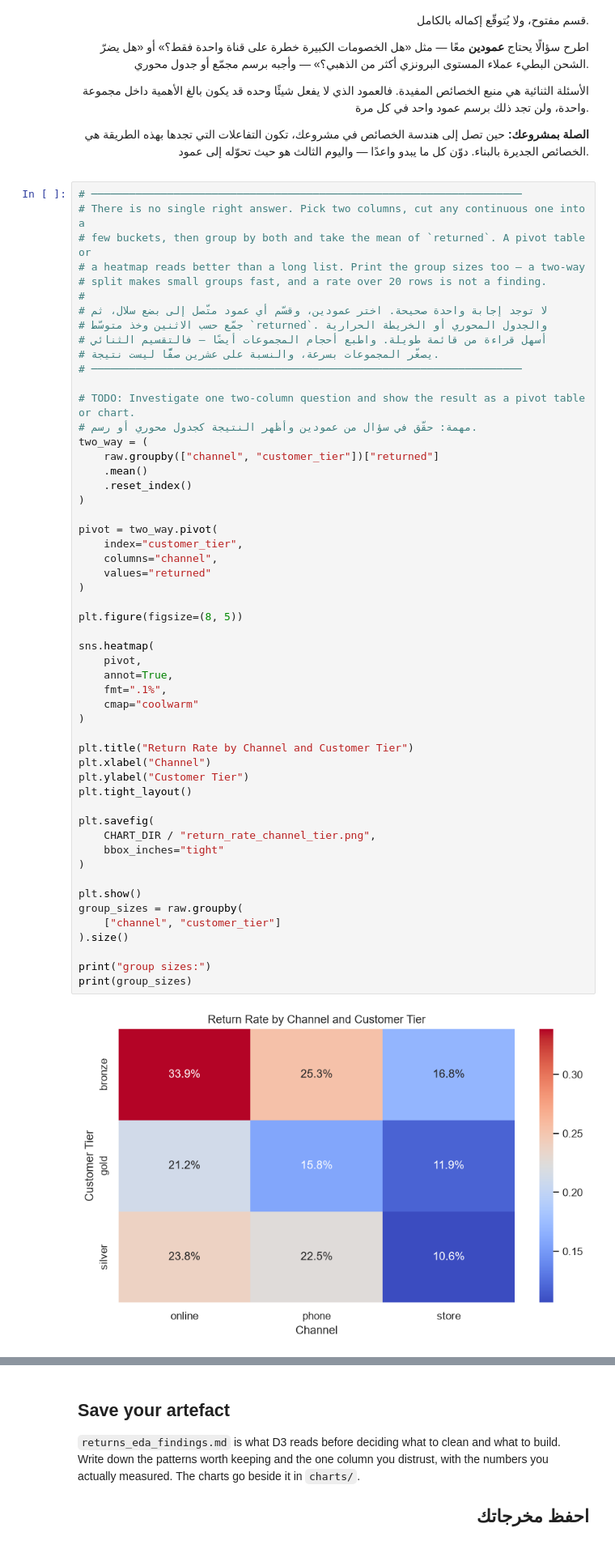
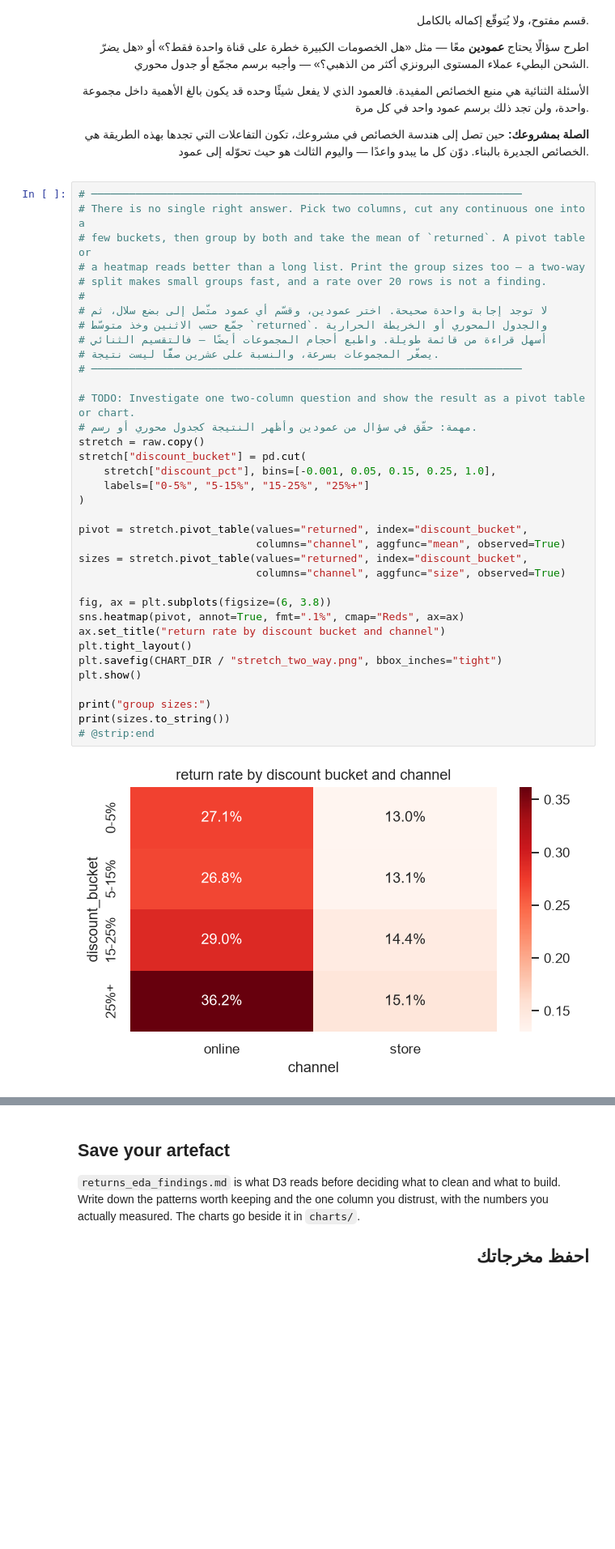
Before and after one commit to ghadialbishri/AIEP_Olo_student, a Jupyter notebook: week_2_data_engineering/labs_v2/D2_eda_and_visualisation/D2_eda_and_visualisation_blank.ipynb, the cells around one changed output, grey strips where cells are left out. Shown at 81% size. Cells and saved outputs as stored; diff of their text form; blank space fills up the shorter version.

```diff
--- a/week_2_data_engineering/labs_v2/D2_eda_and_visualisation/D2_eda_and_visualisation_blank.ipynb
+++ b/week_2_data_engineering/labs_v2/D2_eda_and_visualisation/D2_eda_and_visualisation_blank.ipynb
@@ -812,56 +801,39 @@ where you turn it into a column.
 # %%
 # ────────────────────────────────────────────────────────────────────
 # There is no single right answer. Pick two columns, cut any continuous one into a
 # few buckets, then group by both and take the mean of `returned`. A pivot table or
 # a heatmap reads better than a long list. Print the group sizes too — a two-way
 # split makes small groups fast, and a rate over 20 rows is not a finding.
 #
 # لا توجد إجابة واحدة صحيحة. اختر عمودين، وقسّم أي عمود متّصل إلى بضع سلال، ثم
 # جمّع حسب الاثنين وخذ متوسّط `returned`. والجدول المحوري أو الخريطة الحرارية
 # أسهل قراءة من قائمة طويلة. واطبع أحجام المجموعات أيضًا — فالتقسيم الثنائي
 # يصغّر المجموعات بسرعة، والنسبة على عشرين صفًّا ليست نتيجة.
 # ────────────────────────────────────────────────────────────────────
 
 # TODO: Investigate one two-column question and show the result as a pivot table or chart.
 # مهمة: حقّق في سؤال من عمودين وأظهر النتيجة كجدول محوري أو رسم.
-two_way = (
-    raw.groupby(["channel", "customer_tier"])["returned"]
-    .mean()
-    .reset_index()
+stretch = raw.copy()
+stretch["discount_bucket"] = pd.cut(
+    stretch["discount_pct"], bins=[-0.001, 0.05, 0.15, 0.25, 1.0],
+    labels=["0-5%", "5-15%", "15-25%", "25%+"]
 )
 
-pivot = two_way.pivot(
-    index="customer_tier",
-    columns="channel",
-    values="returned"
-)
+pivot = stretch.pivot_table(values="returned", index="discount_bucket",
+                            columns="channel", aggfunc="mean", observed=True)
+sizes = stretch.pivot_table(values="returned", index="discount_bucket",
+                            columns="channel", aggfunc="size", observed=True)
 
-plt.figure(figsize=(8, 5))
-
-sns.heatmap(
-    pivot,
-    annot=True,
-    fmt=".1%",
-    cmap="coolwarm"
-)
-
-plt.title("Return Rate by Channel and Customer Tier")
-plt.xlabel("Channel")
-plt.ylabel("Customer Tier")
+fig, ax = plt.subplots(figsize=(6, 3.8))
+sns.heatmap(pivot, annot=True, fmt=".1%", cmap="Reds", ax=ax)
+ax.set_title("return rate by discount bucket and channel")
 plt.tight_layout()
-
-plt.savefig(
-    CHART_DIR / "return_rate_channel_tier.png",
-    bbox_inches="tight"
-)
-
+plt.savefig(CHART_DIR / "stretch_two_way.png", bbox_inches="tight")
 plt.show()
-group_sizes = raw.groupby(
-    ["channel", "customer_tier"]
-).size()
 
 print("group sizes:")
-print(group_sizes)
+print(sizes.to_string())
+# @strip:end
 # %% [output]
-[figure, old version]
+[figure, new version]
 group sizes:
```
Also changed, not shown: parts of 4 cells of this notebook.
